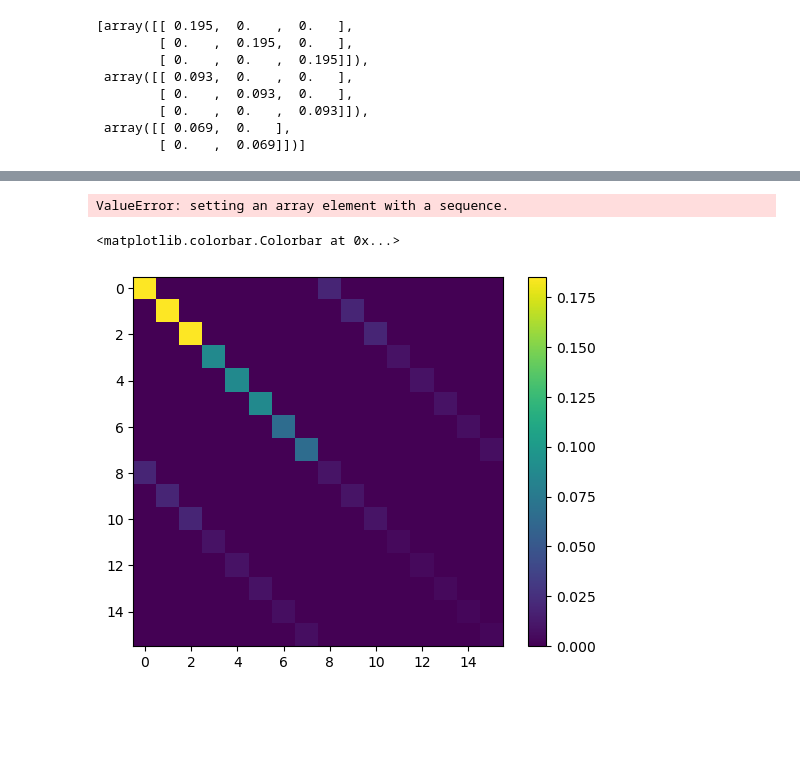
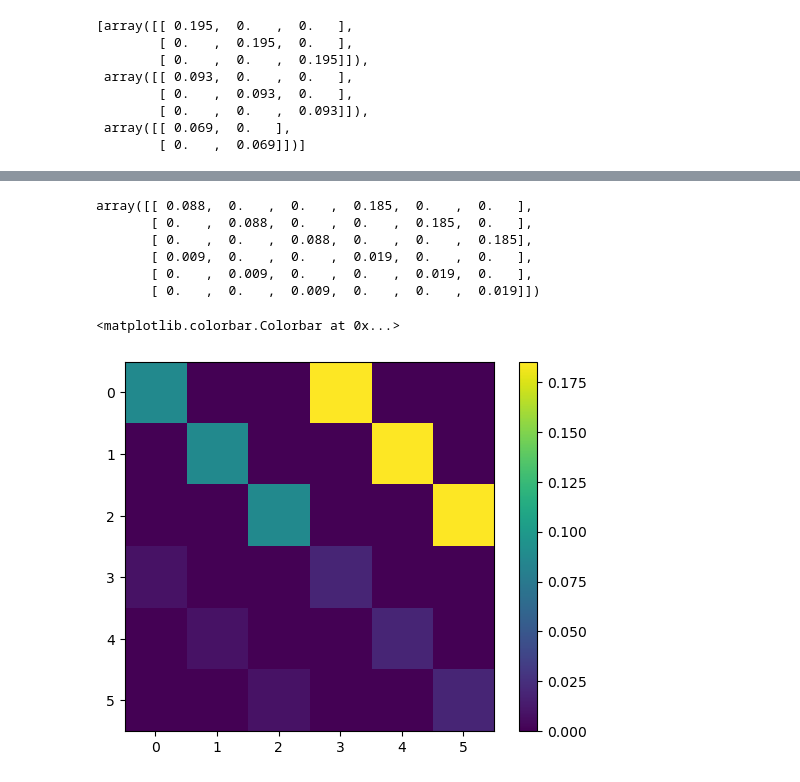
Before and after one commit to Ha-Nul/Codes, a Jupyter notebook: Python/PhD/2025-04-18_DMP_construct.ipynb, the cells around one changed output, grey strips where cells are left out. Cells and saved outputs as stored; diff of their text form; code cells hidden in the pictures; blank space fills up the shorter version.

```diff
--- a/Python/PhD/2025-04-18_DMP_construct.ipynb
+++ b/Python/PhD/2025-04-18_DMP_construct.ipynb
@@ -97,17 +103,31 @@ Block1_1 = Nup_asdf[0] * Cal_Gibbs[1]
 Block1_2 = Nup_asdf[1] * Cal_Gibbs[1]
 Block2_1 = Nup_asdf[0] * Cal_Gibbs[0]
 Block2_2 = Nup_asdf[1] * Cal_Gibbs[0]
+'''
+summa = []
 
-summa = np.zeros((2,2))
+for i in range(2):
+    for j in range(2):
+        summa.append(globals()["Block{}_{}".format(i+1,j+1)])
+'''
 
-for i in range(4):
-    for j in range(4):
-        summa[i][j]=globals()["Block{}_{}".format(i+1,j+1)]
+asdfasdf = np.zeros((6,6))
+asdfasdf[:3,:3] = np.matrix(Block1_1)
+asdfasdf[3:6,:3] = np.matrix(Block1_2)
+asdfasdf[:3,3:6] = np.matrix(Block2_1)
+asdfasdf[3:6,3:6] = np.matrix(Block2_2)
+
+asdfasdf
 # %% [output]
-ValueError: setting an array element with a sequence.
+array([[ 0.088,  0.   ,  0.   ,  0.185,  0.   ,  0.   ],
+       [ 0.   ,  0.088,  0.   ,  0.   ,  0.185,  0.   ],
+       [ 0.   ,  0.   ,  0.088,  0.   ,  0.   ,  0.185],
+       [ 0.009,  0.   ,  0.   ,  0.019,  0.   ,  0.   ],
+       [ 0.   ,  0.009,  0.   ,  0.   ,  0.019,  0.   ],
+       [ 0.   ,  0.   ,  0.009,  0.   ,  0.   ,  0.019]])
 # %%
-plt.imshow(rhoRS.real,cmap='viridis')
+plt.imshow(asdfasdf,cmap='viridis')
 plt.colorbar()
 # %% [output]
 <matplotlib.colorbar.Colorbar at 0x...>
-[figure, old version]
+[figure, new version]
```
Also changed, not shown: parts of 2 cells of this notebook, 1 other file.
